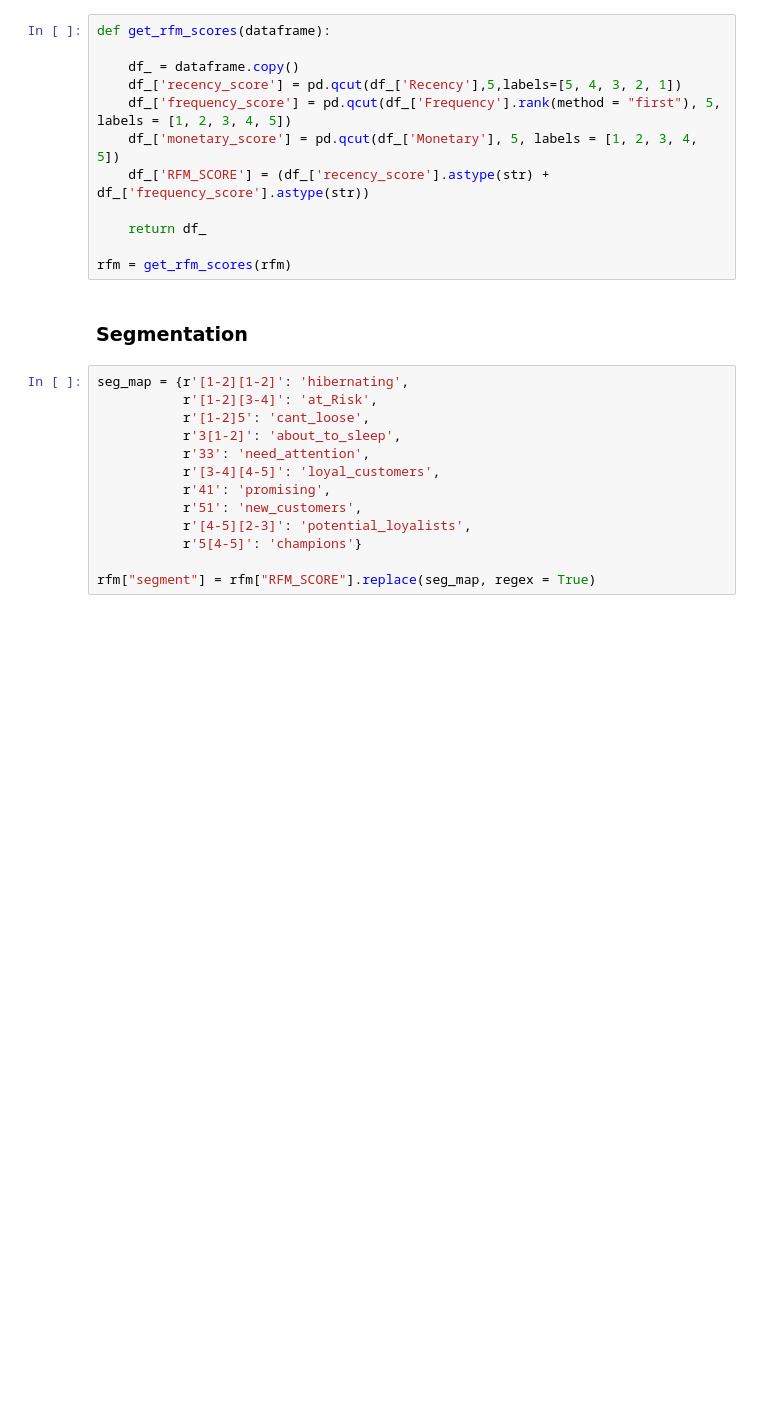
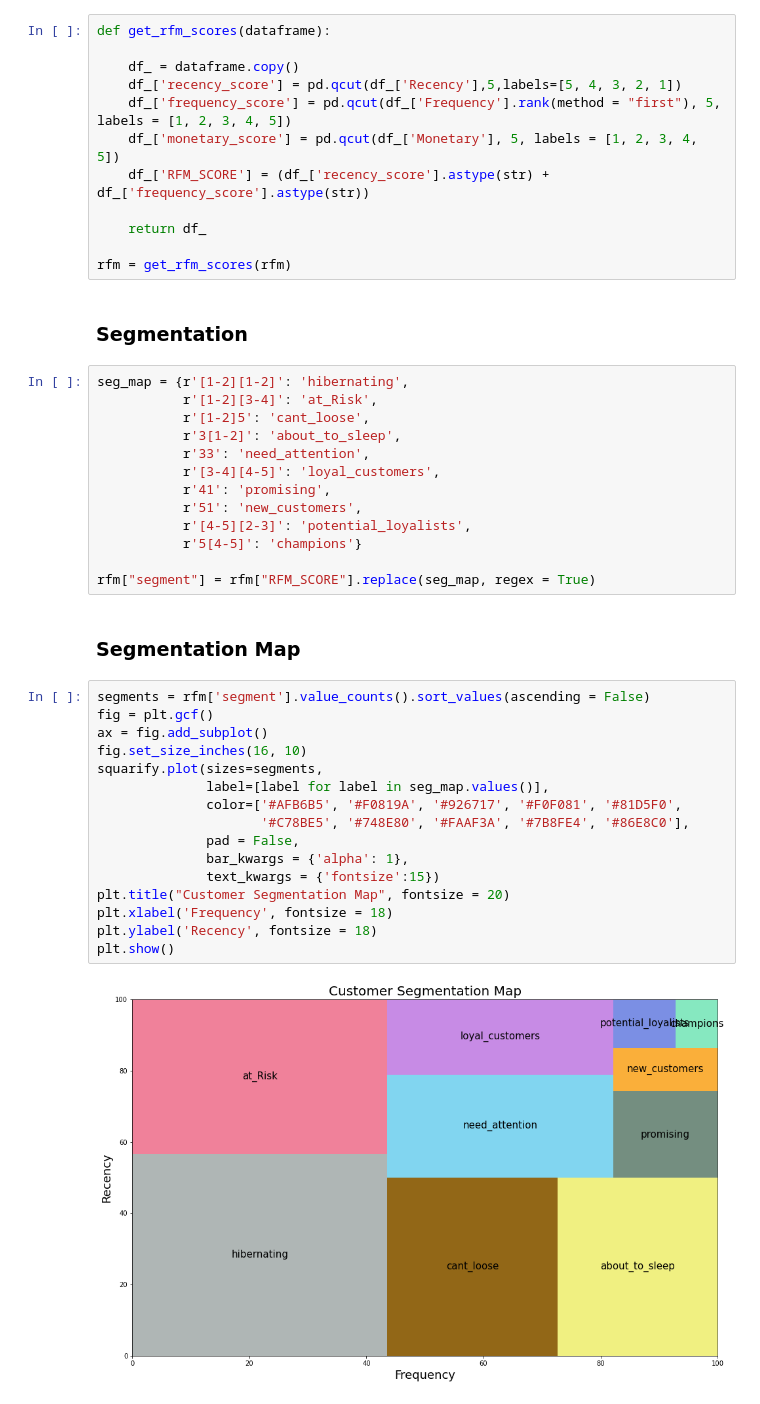
Before and after one commit to Ashar88/CRMAnalytics, a Jupyter notebook: CRM_Analytics.ipynb, the cells around one changed output. Cells and saved outputs as stored; diff of their text form; blank space fills up the shorter version.

Commit message:
plotted segmentation map

```diff
--- a/CRM_Analytics.ipynb
+++ b/CRM_Analytics.ipynb
@@ -289,3 +290,23 @@ seg_map = {r'[1-2][1-2]': 'hibernating',
            r'5[4-5]': 'champions'}
 
 rfm["segment"] = rfm["RFM_SCORE"].replace(seg_map, regex = True)
+# %% [markdown]
+### Segmentation Map
+# %%
+segments = rfm['segment'].value_counts().sort_values(ascending = False)
+fig = plt.gcf()
+ax = fig.add_subplot()
+fig.set_size_inches(16, 10)
+squarify.plot(sizes=segments,
+              label=[label for label in seg_map.values()],
+              color=['#AFB6B5', '#F0819A', '#926717', '#F0F081', '#81D5F0',
+                     '#C78BE5', '#748E80', '#FAAF3A', '#7B8FE4', '#86E8C0'],
+              pad = False,
+              bar_kwargs = {'alpha': 1},
+              text_kwargs = {'fontsize':15})
+plt.title("Customer Segmentation Map", fontsize = 20)
+plt.xlabel('Frequency', fontsize = 18)
+plt.ylabel('Recency', fontsize = 18)
+plt.show()
+# %% [output]
+[figure, added]
```
Also changed, not shown: parts of 1 cell of this notebook.
